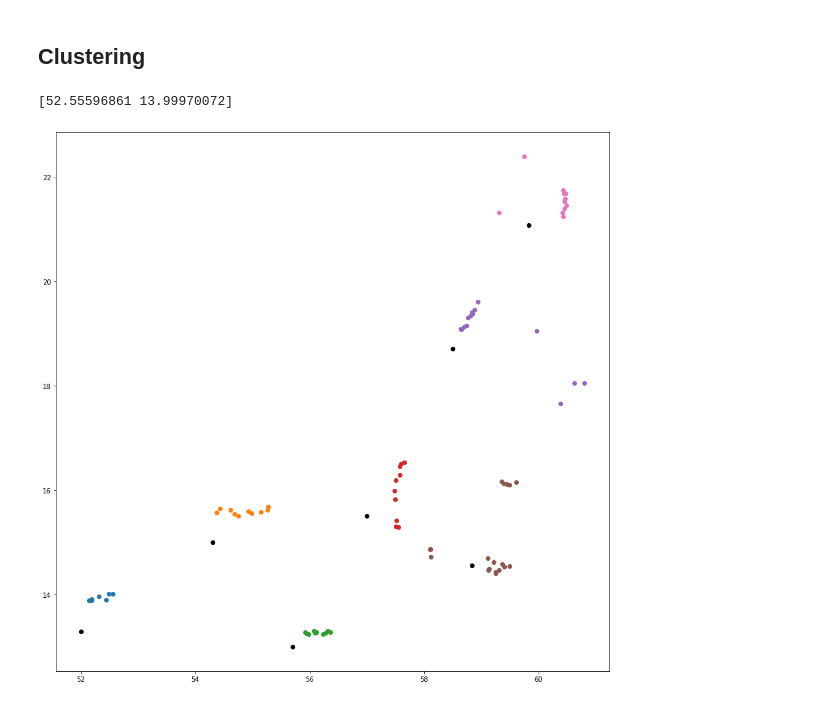
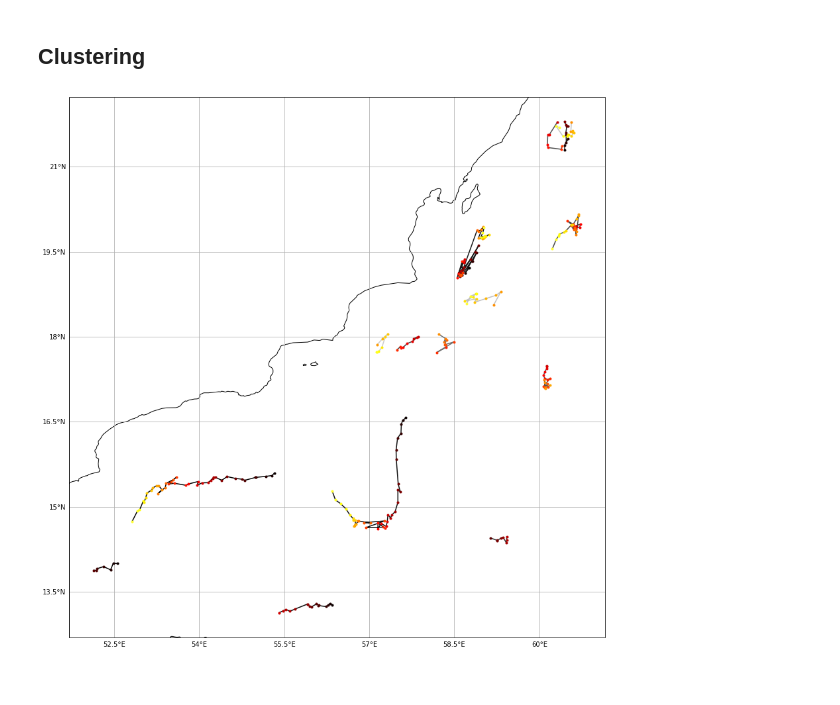
Before and after one commit to lordastorios/Projet_3A_IMTA, a Jupyter notebook: Detection/tutos/Eddies_paths.ipynb, the cells around one changed output. Drawn from its saved outputs; the diff is of its cells as text; code cells hidden in the pictures.

Commit message:
Added a eddy-eddy metric and a time-Knn for eddy tracking

```diff
--- a/Detection/tutos/Eddies_paths.ipynb
+++ b/Detection/tutos/Eddies_paths.ipynb
@@ -20,11 +22,14 @@ plt.rcParams['figure.figsize'] = [15, 15]
 # %% [markdown]
 ## Compute the list of path
 # %%
-list_path = []
+list_days = []
 
 for di in range(date_len):
-    b = get_traj_with_scipy(d0+di, runtime, delta_time, particle_grid_step, stream_data_fname)
+    print(di)
+    t0 = time()
+    b = get_traj_with_numpy(d0+di, runtime, delta_time, particle_grid_step, stream_data_fname)
+    print("Time : ",time()-t0)
 
     bb = find_eddies(b)
-    list_path.append(bb)
+    list_days.append(bb)
 # %% [output]
@@ -139,25 +72,43 @@ def Kmean(distance,list_eddies):
-# %%
-print(list_path[0][0].center)
-# %% [output]
-[52.55596861 13.99970072]
-# %%
-bary, cluster, tour = Kmean(quadra_d,list_path)
-
-cluster1x = []
-cluster1y = []
-for i in bary:
-    cluster1x.append(i[0])
-    cluster1y.append(i[1])
-
-plt.scatter(cluster1x,cluster1y, c = 'black' )
-
-for cl in range(len(cluster)) :
-    cluster1x = []
-    cluster1y = []
-    for i in cluster[cl]:
-        cluster1x.append(i[0])
-        cluster1y.append(i[1])
-
-    plt.scatter(cluster1x,cluster1y )
-# %% [output]
-[figure, removed]
+# %%
+date_len = 60
+paths = eddies_tracker(0,list_days[:date_len],)
+# %%
+import cartopy
+
+eddies_trajectories = {}
+for day in paths.keys():
+    for eddy_id in paths[day].keys():
+        if not eddy_id in eddies_trajectories:
+            eddies_trajectories[eddy_id] =  [paths[day][eddy_id].center]
+        else:
+            eddies_trajectories[eddy_id].append(paths[day][eddy_id].center)
+
+
+list_eddy_id = list(eddies_trajectories.keys())
+for eddy_id in list_eddy_id:
+    array_traj = np.array(eddies_trajectories[eddy_id])
+    if len(array_traj) > 5:
+        eddies_trajectories[eddy_id] = array_traj
+    else:
+        del eddies_trajectories[eddy_id]
+list_eddy_id = list(eddies_trajectories.keys())
+
+figure = StreamPlot()
+
+cmap = plt.cm.gray(np.linspace(0,0.8,max(list_eddy_id)+1))
+for eddy_id in list_eddy_id:
+        figure.ax.plot(eddies_trajectories[eddy_id][:,0],eddies_trajectories[eddy_id][:,1],marker='',color=cmap[eddy_id])
+
+cmap = plt.cm.hot(np.linspace(0,0.8,date_len))
+for day_offset in range(date_len):
+    xy = []
+    for eddy_id in paths[d0+day_offset].keys():
+        if eddy_id in list_eddy_id:
+            xy.append(paths[d0+day_offset][eddy_id].center)
+    xy = np.array(xy)
+
+    figure.ax.plot(xy[:,0],xy[:,1],linestyle='',marker='.',color=cmap[day_offset],transform=cartopy.crs.Geodetic())
+
+figure.show()
+# %% [output]
+[figure, added]
```
Also changed, not shown: parts of 8 cells of this notebook, 8 other files.
